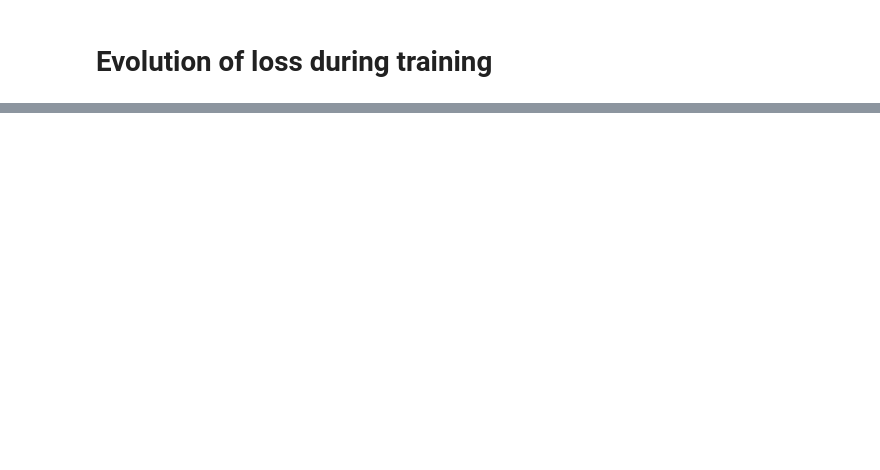
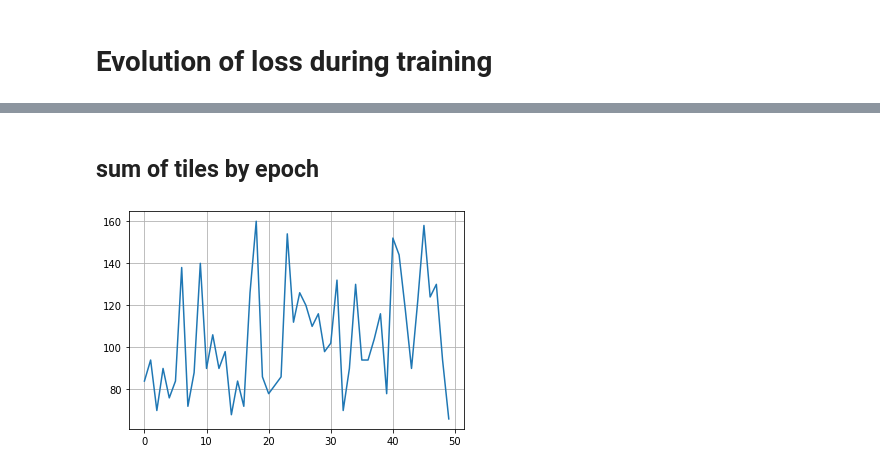
Before and after one commit to klegoff/2048WithDeepQLearning, a Jupyter notebook: modelExploitation.ipynb, the cells around one changed output, grey strips where cells are left out. Cells and saved outputs as stored; diff of their text form; code cells hidden in the pictures; blank space fills up the shorter version.

```diff
--- a/modelExploitation.ipynb
+++ b/modelExploitation.ipynb
@@ -89,0 +125,7 @@ for e in range(100):
+# %% [markdown]
+## sum of tiles by epoch
+# %%
+kpi_df.sum_of_tile.plot()
+plt.grid()
+# %% [output]
+[figure, added]
```
Also changed, not shown: parts of 17 cells of this notebook.
